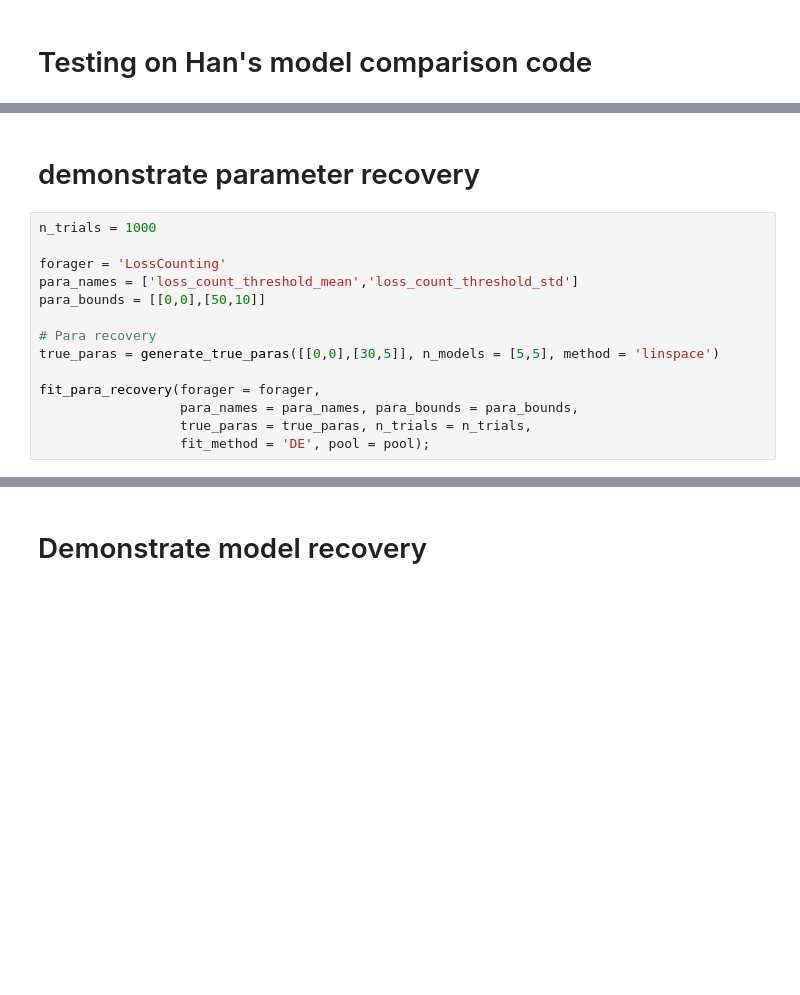
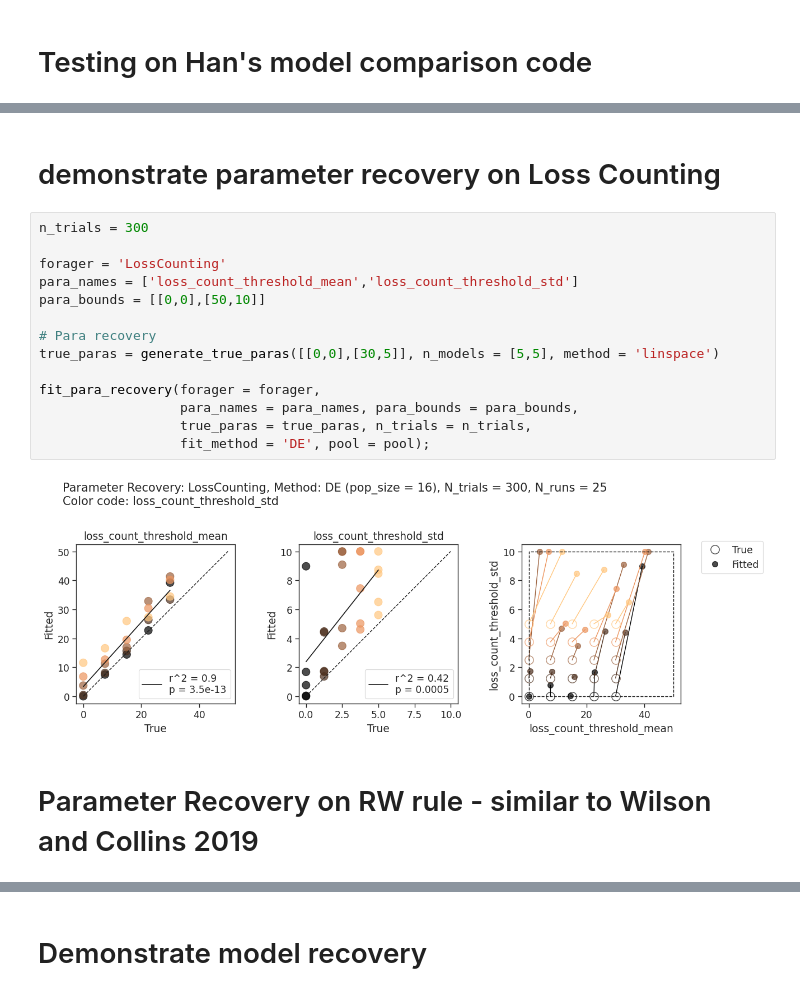
Before and after one commit to AllenSWDB/SWDB_2025_Dynamical_Systems, a Jupyter notebook: code/test_shuchen.ipynb, the cells around one changed output, grey strips where cells are left out. Cells and saved outputs as stored; diff of their text form; blank space fills up the shorter version.

Commit message:
get the visualization roughly working

```diff
--- a/code/test_shuchen.ipynb
+++ b/code/test_shuchen.ipynb
@@ -641,17 +673,21 @@ ValueError: x and y must have same first dimension, but have shapes (1001,) and
 # %% [markdown]
-# demonstrate parameter recovery
+# demonstrate parameter recovery on Loss Counting
 # %%
-n_trials = 1000
+n_trials = 300
 
 forager = 'LossCounting'
 para_names = ['loss_count_threshold_mean','loss_count_threshold_std']
 para_bounds = [[0,0],[50,10]]
 
 # Para recovery
 true_paras = generate_true_paras([[0,0],[30,5]], n_models = [5,5], method = 'linspace')
 
 fit_para_recovery(forager = forager,
                   para_names = para_names, para_bounds = para_bounds,
                   true_paras = true_paras, n_trials = n_trials,
                   fit_method = 'DE', pool = pool);
+# %% [output]
+[figure, added]
+# %% [markdown]
+# Parameter Recovery on RW rule - similar to Wilson and Collins 2019
 # %%
```
Also changed, not shown: parts of 14 cells of this notebook, 1 other file.
